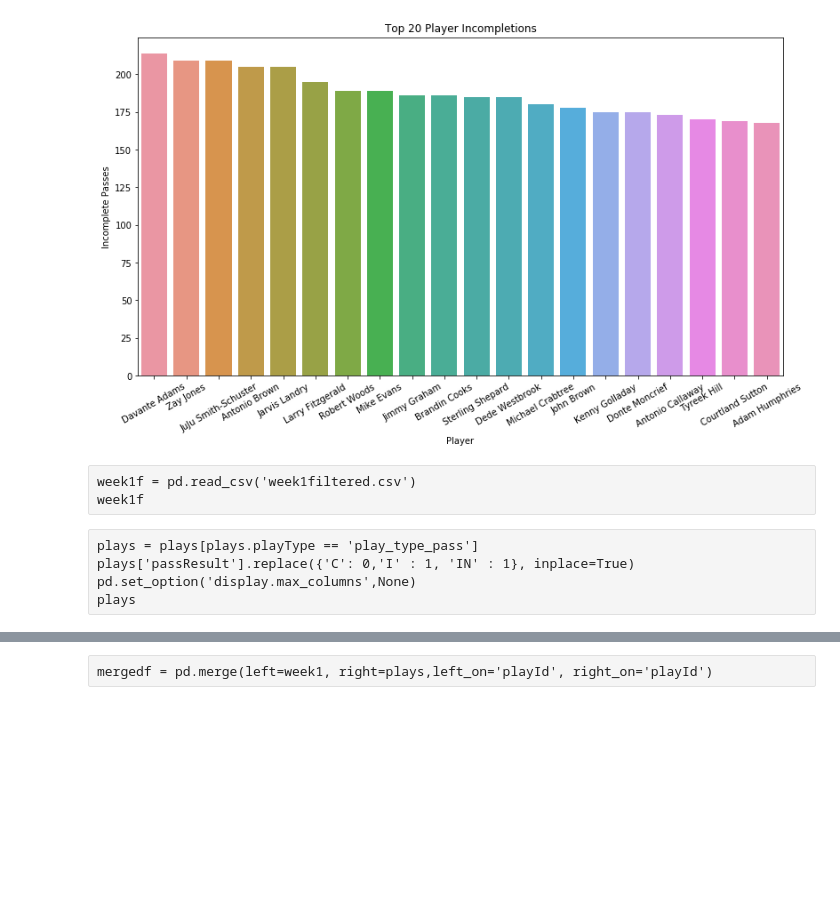
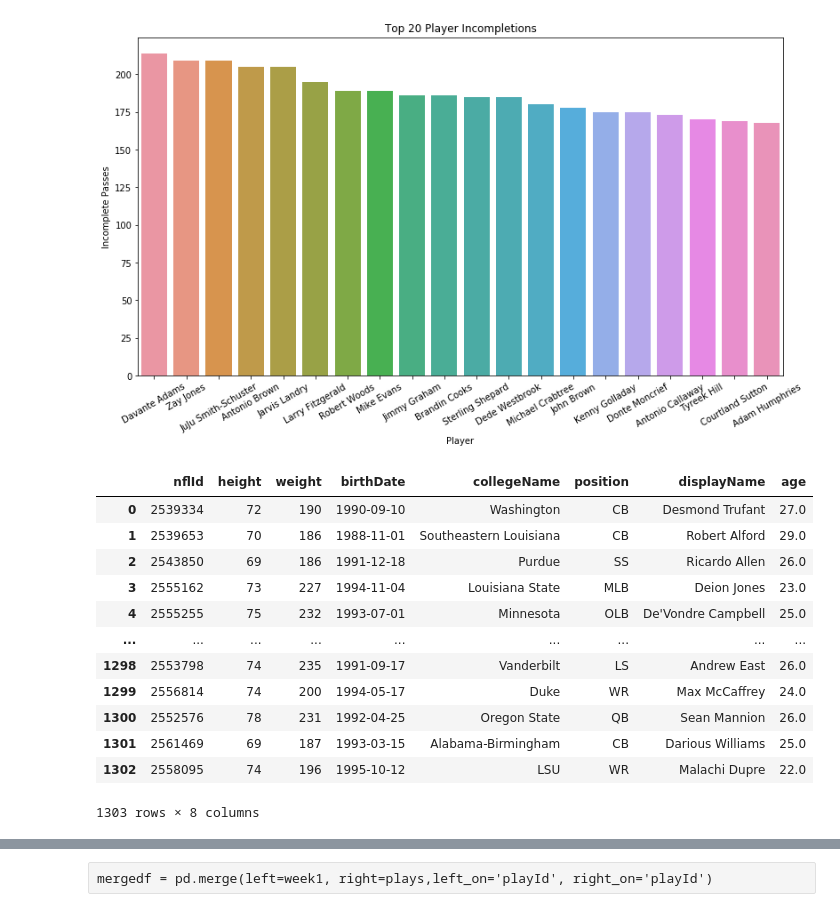
Before and after one commit to Fourth-and-Four/NFL-Big-Data-Bowl-2021, a Jupyter notebook: weeks_scratch.ipynb, the cells around one changed output, grey strips where cells are left out. Drawn from its saved outputs; the diff is of its cells as text; code cells hidden in the pictures; blank space fills up the shorter version.

```diff
--- a/weeks_scratch.ipynb
+++ b/weeks_scratch.ipynb
@@ -460,11 +488,3 @@ plt.ylabel('Incomplete Passes')
 # %% [output]
 Text(0, 0.5, 'Incomplete Passes')
 [figure]
-# %% [raw]
-week1f = pd.read_csv('week1filtered.csv')
-week1f
-# %% [raw]
-plays = plays[plays.playType == 'play_type_pass']
-plays['passResult'].replace({'C': 0,'I' : 1, 'IN' : 1}, inplace=True)
-pd.set_option('display.max_columns',None)
-plays
@@ -470,0 +637,16 @@ plays
+# %%
+players
+# %% [output]
+|  | nflId | height | weight | birthDate | collegeName | position | displayName | age |
+| 0 | 2539334 | 72 | 190 | 1990-09-10 | Washington | CB | Desmond Trufant | 27.0 |
+| 1 | 2539653 | 70 | 186 | 1988-11-01 | Southeastern Louisiana | CB | Robert Alford | 29.0 |
+| 2 | 2543850 | 69 | 186 | 1991-12-18 | Purdue | SS | Ricardo Allen | 26.0 |
+| 3 | 2555162 | 73 | 227 | 1994-11-04 | Louisiana State | MLB | Deion Jones | 23.0 |
+| 4 | 2555255 | 75 | 232 | 1993-07-01 | Minnesota | OLB | De'Vondre Campbell | 25.0 |
+| ... | ... | ... | ... | ... | ... | ... | ... | ... |
+| 1298 | 2553798 | 74 | 235 | 1991-09-17 | Vanderbilt | LS | Andrew East | 26.0 |
+| 1299 | 2556814 | 74 | 200 | 1994-05-17 | Duke | WR | Max McCaffrey | 24.0 |
+| 1300 | 2552576 | 78 | 231 | 1992-04-25 | Oregon State | QB | Sean Mannion | 26.0 |
+| 1301 | 2561469 | 69 | 187 | 1993-03-15 | Alabama-Birmingham | CB | Darious Williams | 25.0 |
+| 1302 | 2558095 | 74 | 196 | 1995-10-12 | LSU | WR | Malachi Dupre | 22.0 |
+1303 rows × 8 columns
```
Also changed, not shown: parts of 9 cells of this notebook.
